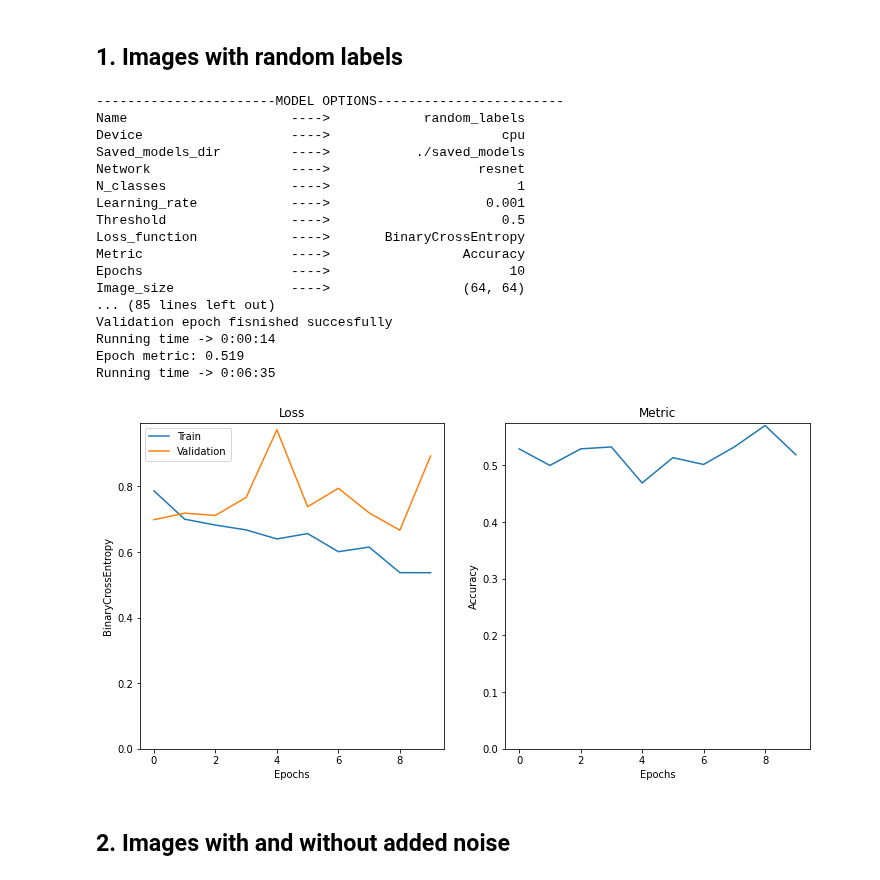
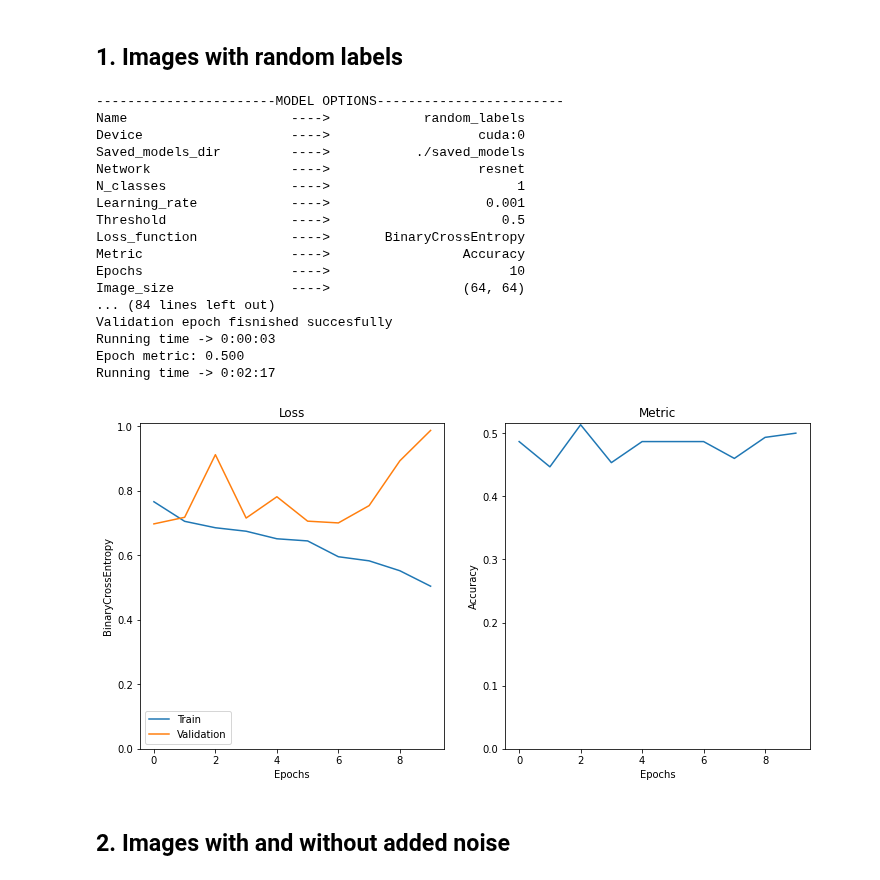
Before and after one commit to Juanki0396/TFG, a Jupyter notebook: train_classifier.ipynb, the cells around one changed output. Saved outputs shown, nothing was run; the diff lists cells and outputs as text; code cells hidden in the pictures.

Commit message:
First 2 model training are succesfull

```diff
--- a/train_classifier.ipynb
+++ b/train_classifier.ipynb
@@ -69,6 +69,7 @@ options_parser = ClassifierOptions()
 options_parser.read_parameters()
 options_parser.gather_options()
 options_parser.rewrite_option("name", "random_labels")
+options_parser.rewrite_option("device", "cuda:0")
 options_parser.print_options()
 
 # Crate random labels
@@ -76,39 +77,39 @@ random_train_data = randomise_labels(train_data)
 random_test_data = randomise_labels(test_data)
 
 # Create torch datasets
 transforms = [
     Resize(options_parser.options.image_size),
     DynamicRangeScaling(options_parser.options.model_dynamic_range, options_parser.options.crop_dynamic_range)
 ]
 train_dataset = ImageDataset(random_train_data, transforms= transforms)
-test_dataset = ImageDataset(random_train_data, transforms= transforms)
+test_dataset = ImageDataset(random_test_data, transforms= transforms)
 
 # Create models and trainer
 model = ImageClassifier(options_parser)
 trainer = ClassifierTrainer(model)
 trainer.set_dataloaders(train_dataset, test_dataset)
 
 # Train model
 trainer.train_model()
 loss_fig = trainer.plot_losses()
 # %% [output]
 -----------------------MODEL OPTIONS------------------------
 Name                     ---->            random_labels
-Device                   ---->                      cpu
+Device                   ---->                   cuda:0
 Saved_models_dir         ---->           ./saved_models
 Network                  ---->                   resnet
 N_classes                ---->                        1
 Learning_rate            ---->                    0.001
 Threshold                ---->                      0.5
 Loss_function            ---->       BinaryCrossEntropy
 Metric                   ---->                 Accuracy
 Epochs                   ---->                       10
 Image_size               ---->                 (64, 64)
-... (85 lines left out)
+... (84 lines left out)
 Validation epoch fisnished succesfully
-Running time -> 0:00:14
-Epoch metric: 0.519
-Running time -> 0:06:35
+Running time -> 0:00:03
+Epoch metric: 0.500
+Running time -> 0:02:17
-[figure, old version]
+[figure, new version]
 # %% [markdown]
 ## 2. Images with and without added noise
```
Also changed, not shown: parts of 4 cells of this notebook.
